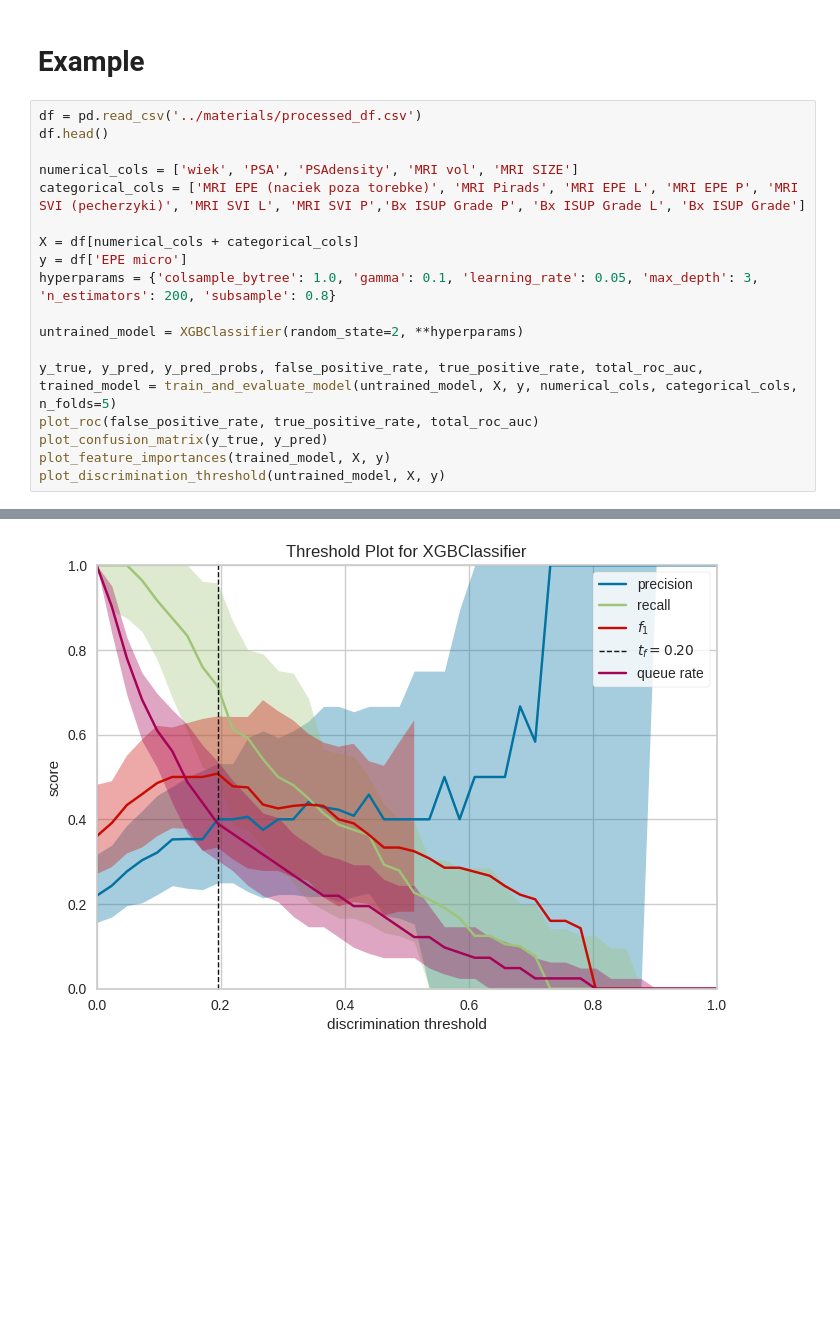
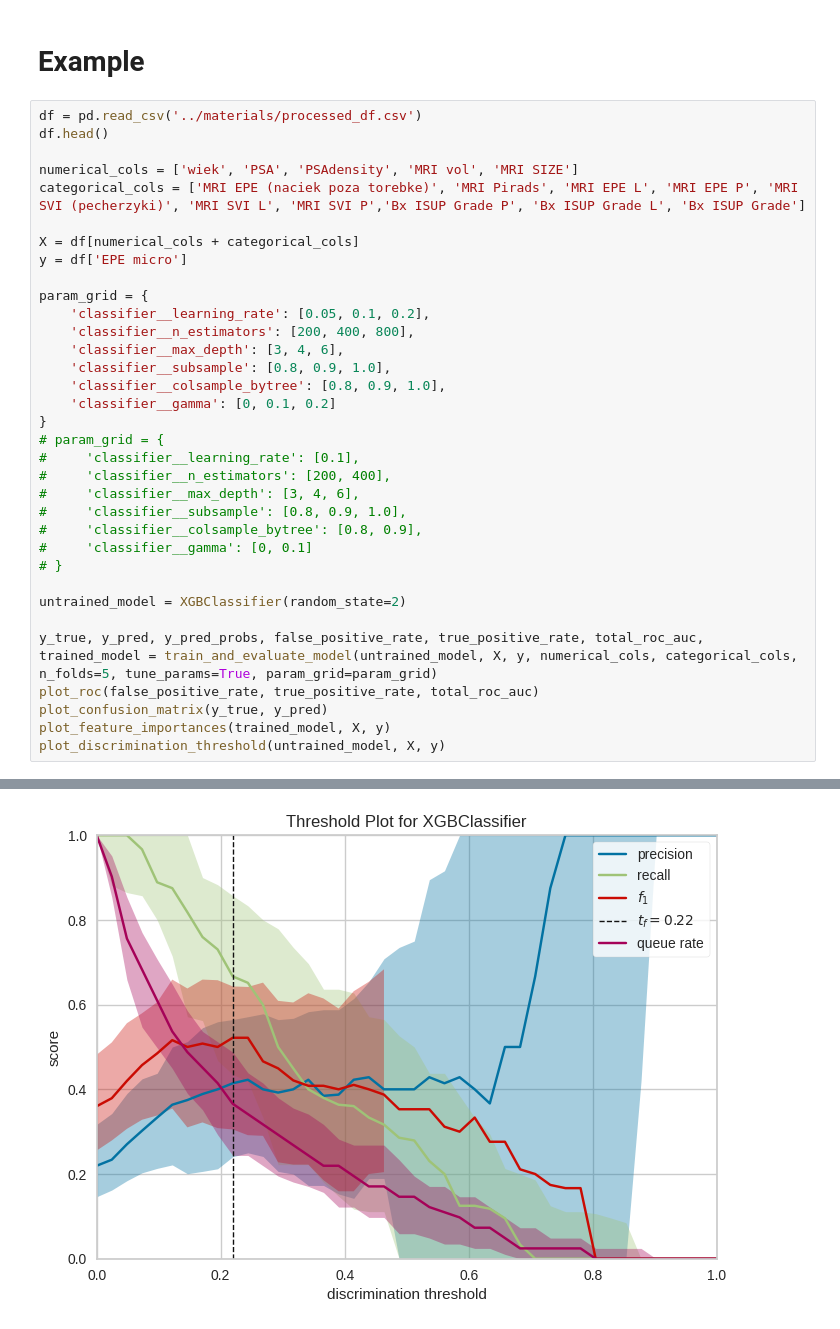
Before and after one commit to PiotrRenk/microscopic-epe-proj, a Jupyter notebook: notebooks/unified_functions.ipynb, the cells around one changed output, grey strips where cells are left out. Cells and saved outputs as stored; diff of their text form; blank space fills up the shorter version.

```diff
--- a/notebooks/unified_functions.ipynb
+++ b/notebooks/unified_functions.ipynb
@@ -117,11 +146,27 @@ categorical_cols = ['MRI EPE (naciek poza torebke)', 'MRI Pirads', 'MRI EPE L',
 
 X = df[numerical_cols + categorical_cols]
 y = df['EPE micro']
-hyperparams = {'colsample_bytree': 1.0, 'gamma': 0.1, 'learning_rate': 0.05, 'max_depth': 3, 'n_estimators': 200, 'subsample': 0.8}
 
-untrained_model = XGBClassifier(random_state=2, **hyperparams)
+param_grid = {
+    'classifier__learning_rate': [0.05, 0.1, 0.2],
+    'classifier__n_estimators': [200, 400, 800],
+    'classifier__max_depth': [3, 4, 6],
+    'classifier__subsample': [0.8, 0.9, 1.0],
+    'classifier__colsample_bytree': [0.8, 0.9, 1.0],
+    'classifier__gamma': [0, 0.1, 0.2]
+}
+# param_grid = {
+#     'classifier__learning_rate': [0.1],
+#     'classifier__n_estimators': [200, 400],
+#     'classifier__max_depth': [3, 4, 6],
+#     'classifier__subsample': [0.8, 0.9, 1.0],
+#     'classifier__colsample_bytree': [0.8, 0.9],
+#     'classifier__gamma': [0, 0.1]
+# }
 
-y_true, y_pred, y_pred_probs, false_positive_rate, true_positive_rate, total_roc_auc, trained_model = train_and_evaluate_model(untrained_model, X, y, numerical_cols, categorical_cols, n_folds=5)
+untrained_model = XGBClassifier(random_state=2)
+
+y_true, y_pred, y_pred_probs, false_positive_rate, true_positive_rate, total_roc_auc, trained_model = train_and_evaluate_model(untrained_model, X, y, numerical_cols, categorical_cols, n_folds=5, tune_params=True, param_grid=param_grid)
 plot_roc(false_positive_rate, true_positive_rate, total_roc_auc)
 plot_confusion_matrix(y_true, y_pred)
 plot_feature_importances(trained_model, X, y)
@@ -162,4 +198,4 @@ Preparation of a new explainer is initiated
   -> model_info        : package sklearn
 
 A new explainer has been created!
-[figure, old version]
+[figure, new version]
```
Also changed, not shown: parts of 3 cells of this notebook.
